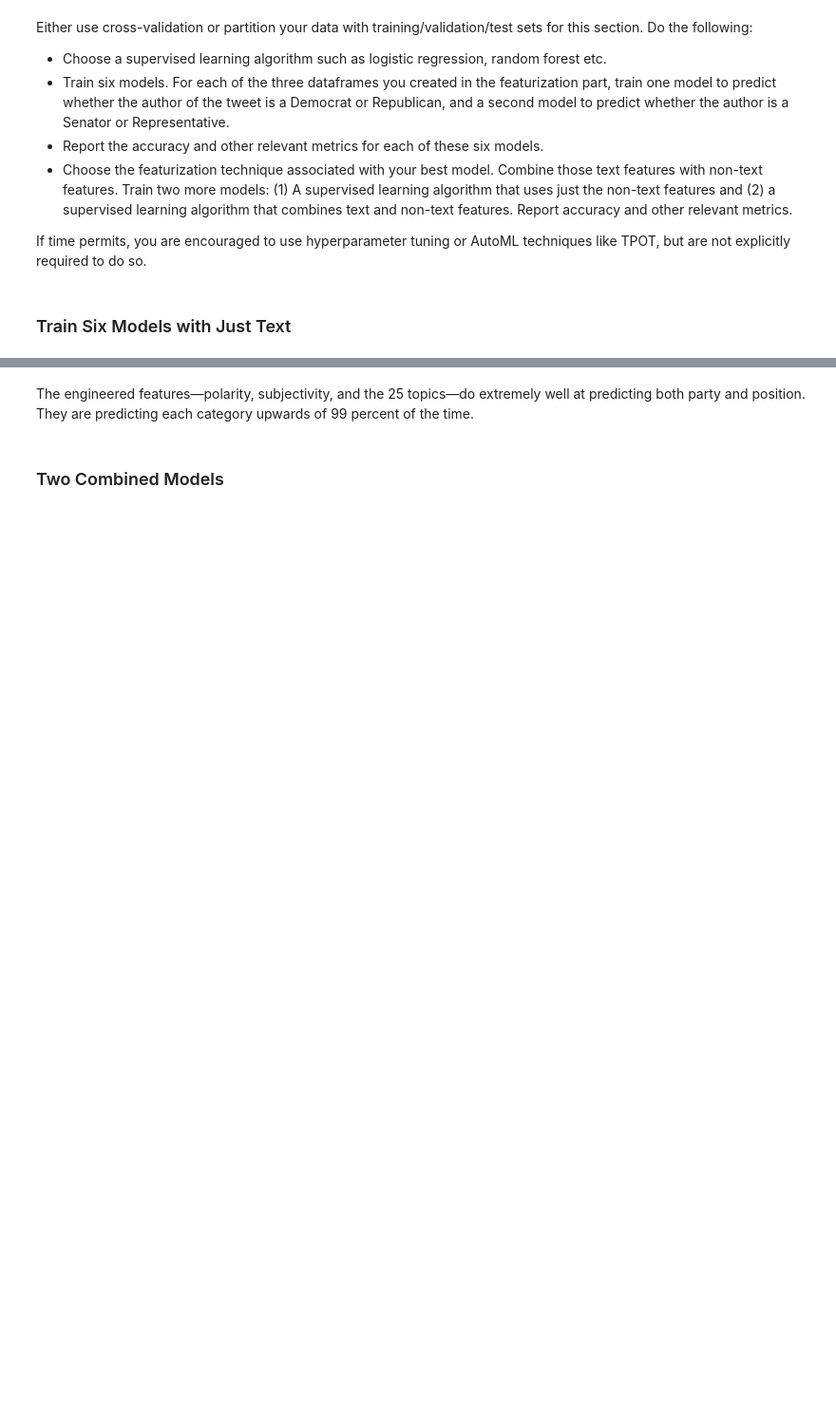
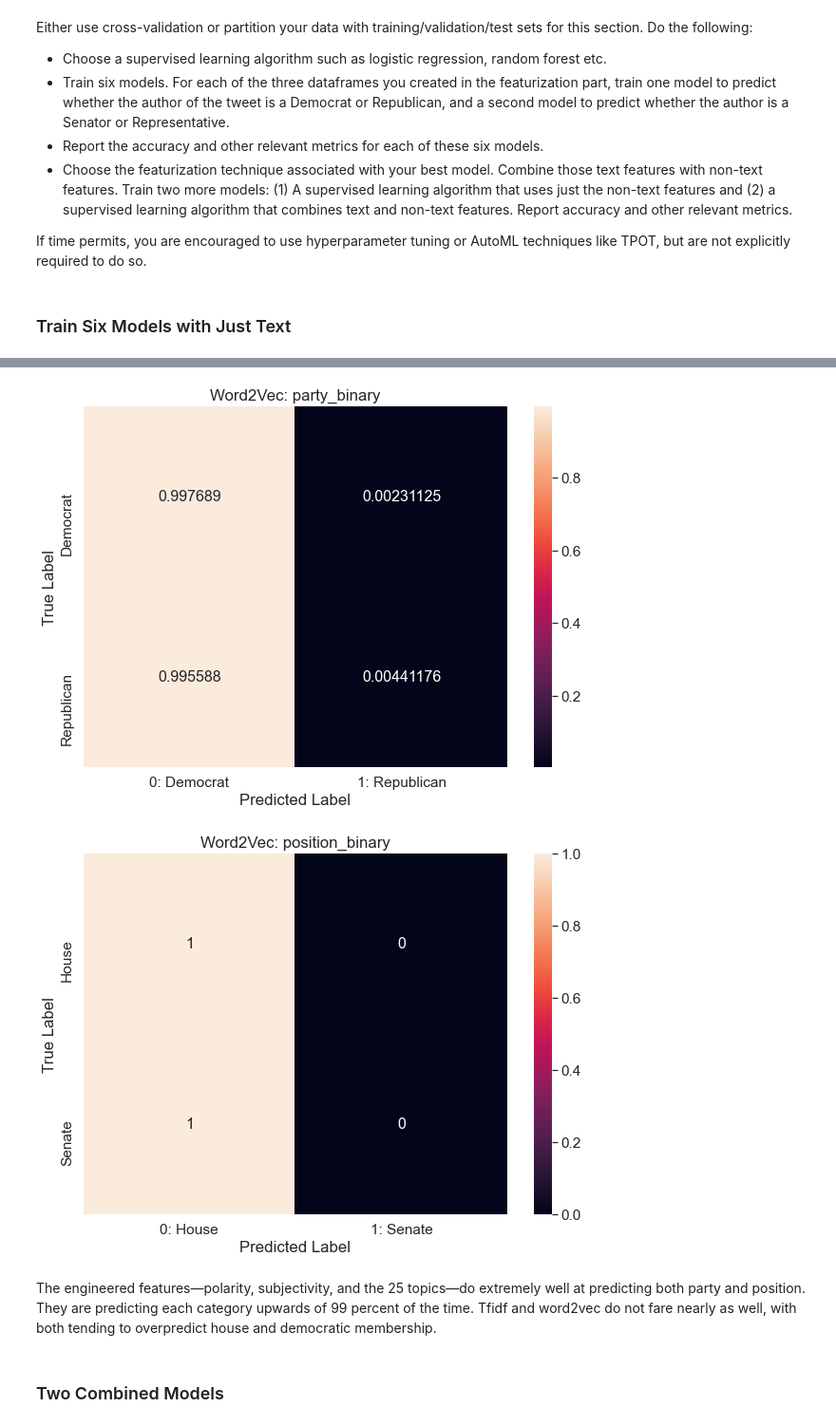
Before and after one commit to yaelnidam/CSS_Project5_Team7_Spring2021, a Jupyter notebook: Project 5 Student.ipynb, the cells around one changed output, grey strips where cells are left out. Shown at 95% size. Saved outputs shown, nothing was run; the diff lists cells and outputs as text; code cells hidden in the pictures; blank space fills up the shorter version.

Commit message:
sort out word2vec classification outside of for loop

```diff
--- a/Project 5 Student.ipynb
+++ b/Project 5 Student.ipynb
@@ -673,5 +675,51 @@ for df, ft in zip(dataframes,featurization_technique):
+# %%
+# binarize two clean target variables
+congress_tweets_CLEAN.loc[congress_tweets_CLEAN['party'] == 'Independent', 'party'] = 'Democrat' # rc independents to dems
+congress_tweets_CLEAN['party_binary'] = lb_style.fit_transform(congress_tweets_CLEAN['party'])
+congress_tweets_CLEAN['position_binary'] = lb_style.fit_transform(congress_tweets_CLEAN['position'])
+
+#print(congress_tweets[['party','party_binary','position','position_binary']]) # check how labels came out to make sure 0/1s match
+binarized_targets = ['party_binary', 'position_binary']
+loop_labels = [["Democrat", "Republican"],["House", "Senate"]]
+
+for t,lab in zip(binarized_targets, loop_labels):
+    y = congress_tweets_CLEAN[t]
+    X_train, X_test, y_train, y_test = train_test_split(word2vec_features_df,
+                                                        y,
+                                                        train_size = .80,
+                                                        test_size=0.20,
+                                                        random_state = 10)
+
+    # create a model
+    logit_reg = LogisticRegression()
+
+    # fit the model
+    logit_model = logit_reg.fit(X_train, y_train.ravel())
+
+    y_pred = logit_model.predict(X_test)
+
+    cf_matrix = confusion_matrix(y_test, y_pred, normalize = "true")
+
+    df_cm = pd.DataFrame(cf_matrix, range(2),
+                   range(2))
+
+    df_cm = df_cm.rename(index=str, columns={0: ("0: " + lab[0]), 1: ("1: " + lab[1])})
+    df_cm.index = lab
+    plt.figure(figsize = (10,7))
+    sns.set(font_scale=1.4) #for label size
+    sns.heatmap(df_cm,
+                annot=True,
+                annot_kws={"size": 16},
+                fmt='g')
+    plt.title("Word2Vec" + ": " + t)
+    plt.xlabel("Predicted Label")
+    plt.ylabel("True Label")
+    plt.show()
+# %% [output]
+[figure, added]
+[figure, added]
 # %% [markdown]
-The engineered features—polarity, subjectivity, and the 25 topics—do extremely well at predicting both party and position. They are predicting each category upwards of 99 percent of the time.
+The engineered features—polarity, subjectivity, and the 25 topics—do extremely well at predicting both party and position. They are predicting each category upwards of 99 percent of the time. Tfidf and word2vec do not fare nearly as well, with both tending to overpredict house and democratic membership.
 # %% [markdown]
 ### Two Combined Models
 # %%
```
Also changed, not shown: parts of 29 cells of this notebook.
